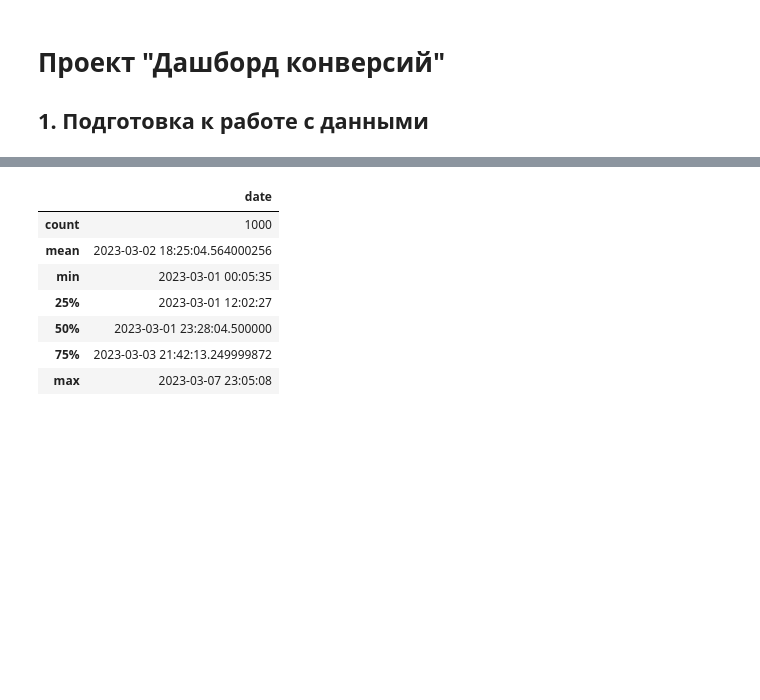
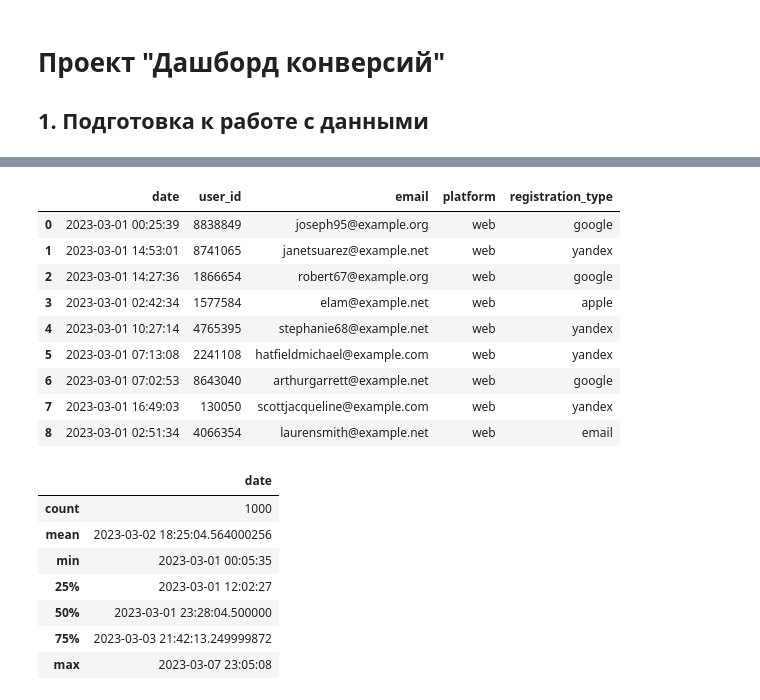
Before and after one commit to kostya2908/data-analytics-project-100, a Jupyter notebook: charts_project.ipynb, the cells around one changed output, grey strips where cells are left out. Saved outputs shown, nothing was run; the diff lists cells and outputs as text; code cells hidden in the pictures; blank space fills up the shorter version.

```diff
--- a/charts_project.ipynb
+++ b/charts_project.ipynb
@@ -12,9 +23,20 @@ visits.date = pd.to_datetime(visits.date)
 # %%
 url_r = 'https://drive.google.com/file/d/1AeQz0kaSgz0lxYSDtuNm36muhy5fRCzZ/view'
 url_r = 'https://drive.google.com/uc?id=' + url_r.split('/')[-2]
 regs = pd.read_csv(url_r)
 regs.date = pd.to_datetime(regs.date)
-#regs.head()
+regs.head(9)
+# %% [output]
+|  | date | user_id | email | platform | registration_type |
+| 0 | 2023-03-01 00:25:39 | 8838849 | joseph95@example.org | web | google |
+| 1 | 2023-03-01 14:53:01 | 8741065 | janetsuarez@example.net | web | yandex |
+| 2 | 2023-03-01 14:27:36 | 1866654 | robert67@example.org | web | google |
+| 3 | 2023-03-01 02:42:34 | 1577584 | elam@example.net | web | apple |
+| 4 | 2023-03-01 10:27:14 | 4765395 | stephanie68@example.net | web | yandex |
+| 5 | 2023-03-01 07:13:08 | 2241108 | hatfieldmichael@example.com | web | yandex |
+| 6 | 2023-03-01 07:02:53 | 8643040 | arthurgarrett@example.net | web | google |
+| 7 | 2023-03-01 16:49:03 | 130050 | scottjacqueline@example.com | web | yandex |
+| 8 | 2023-03-01 02:51:34 | 4066354 | laurensmith@example.net | web | email |
 # %%
 visits = visits[(visits['date'] >= '2023-03-01') & (visits['date'] < '2023-09-01')]
 regs = regs[(regs['date'] >= '2023-03-01') & (regs['date'] < '2023-09-01')]
```
Also changed, not shown: parts of 5 cells of this notebook, 4 other files.
